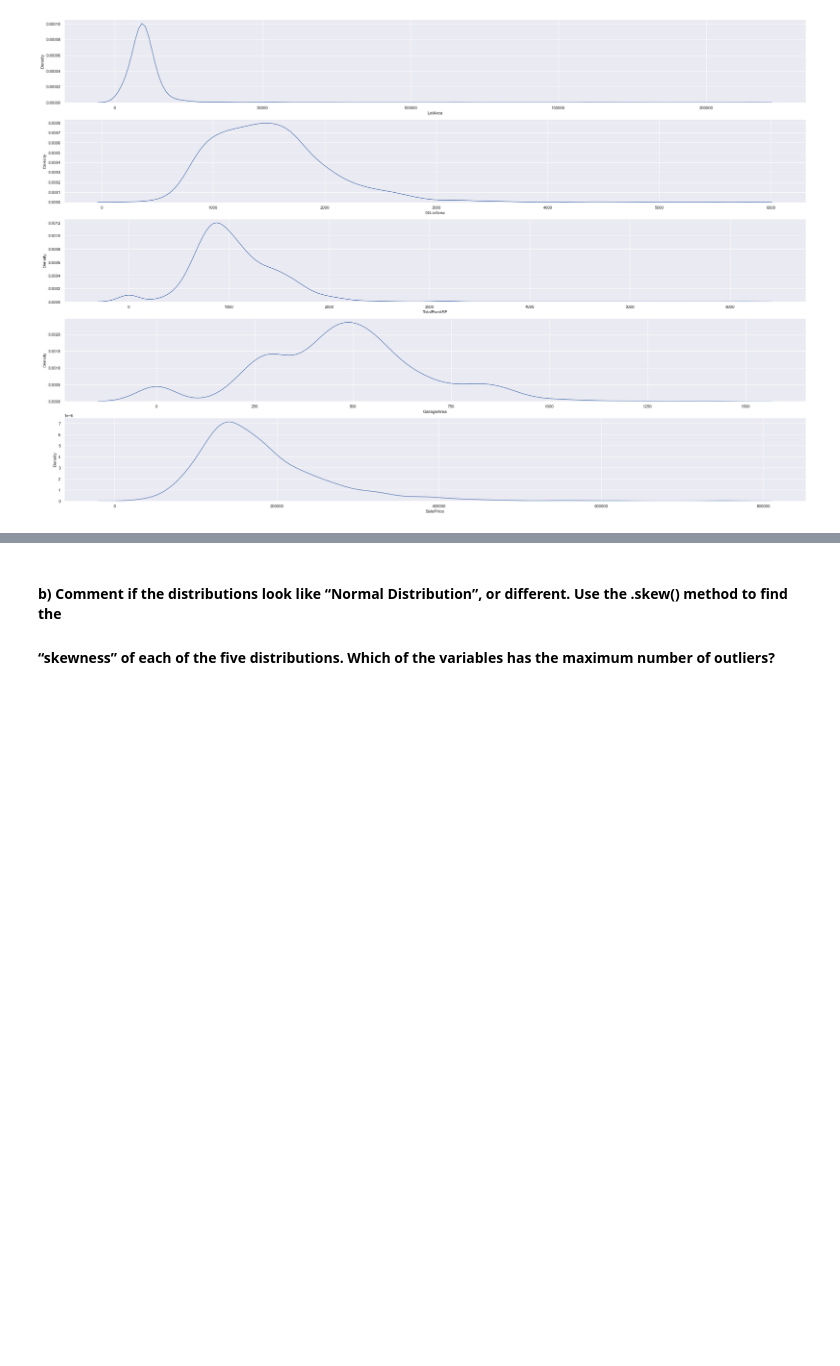
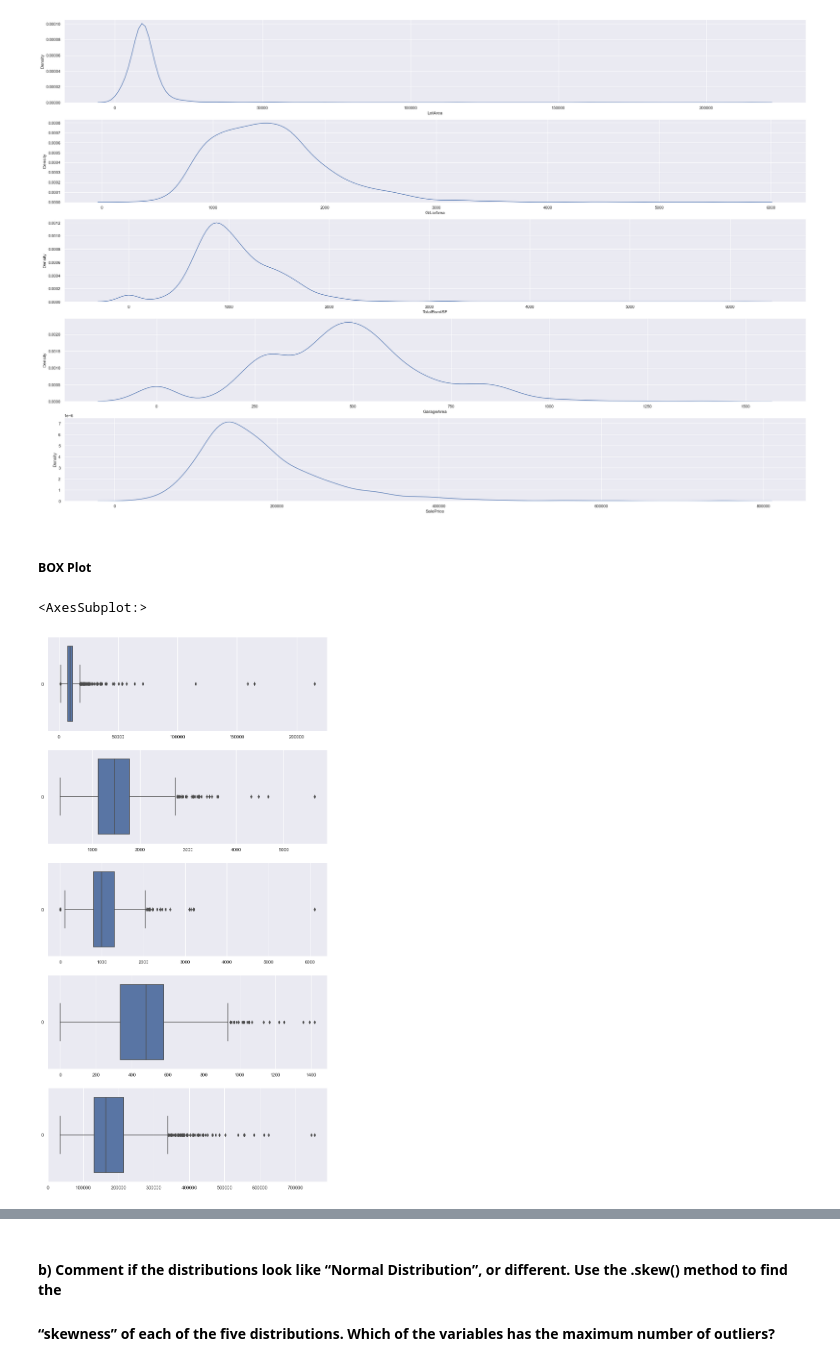
Before and after one commit to Magiccofee/School-Projects, a Jupyter notebook: MA0218/Exercise 3/Exercise3_Solution.ipynb, the cells around one changed output, grey strips where cells are left out. Saved outputs shown, nothing was run; the diff lists cells and outputs as text; code cells hidden in the pictures; blank space fills up the shorter version.

```diff
--- a/MA0218/Exercise 3/Exercise3_Solution.ipynb
+++ b/MA0218/Exercise 3/Exercise3_Solution.ipynb
@@ -88,3 +90,15 @@ sb.kdeplot(data = houseNumData['SalePrice'], ax = axes[4])
 # %% [output]
 <AxesSubplot:xlabel='SalePrice', ylabel='Density'>
 [figure]
+# %% [markdown]
+##### BOX Plot
+# %%
+f, axes = plt.subplots(5, 1, figsize = (12,24))
+sb.boxplot(data = houseNumData['LotArea'], orient = "h", ax = axes[0])
+sb.boxplot(data = houseNumData['GrLivArea'], orient = "h", ax = axes[1])
+sb.boxplot(data = houseNumData['TotalBsmtSF'], orient = "h", ax = axes[2])
+sb.boxplot(data = houseNumData['GarageArea'], orient = "h", ax = axes[3])
+sb.boxplot(data = houseNumData['SalePrice'], orient = "h", ax = axes[4])
+# %% [output]
+<AxesSubplot:>
+[figure, added]
```
Also changed, not shown: parts of 39 cells of this notebook.
